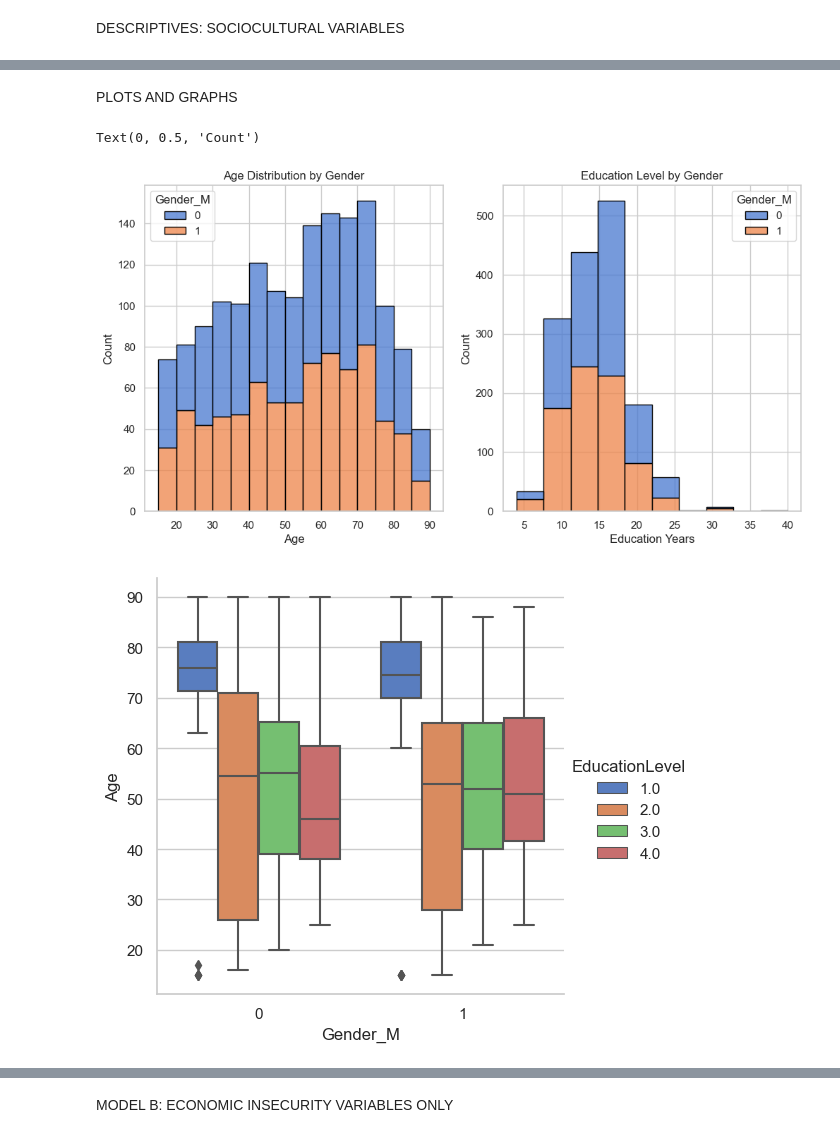
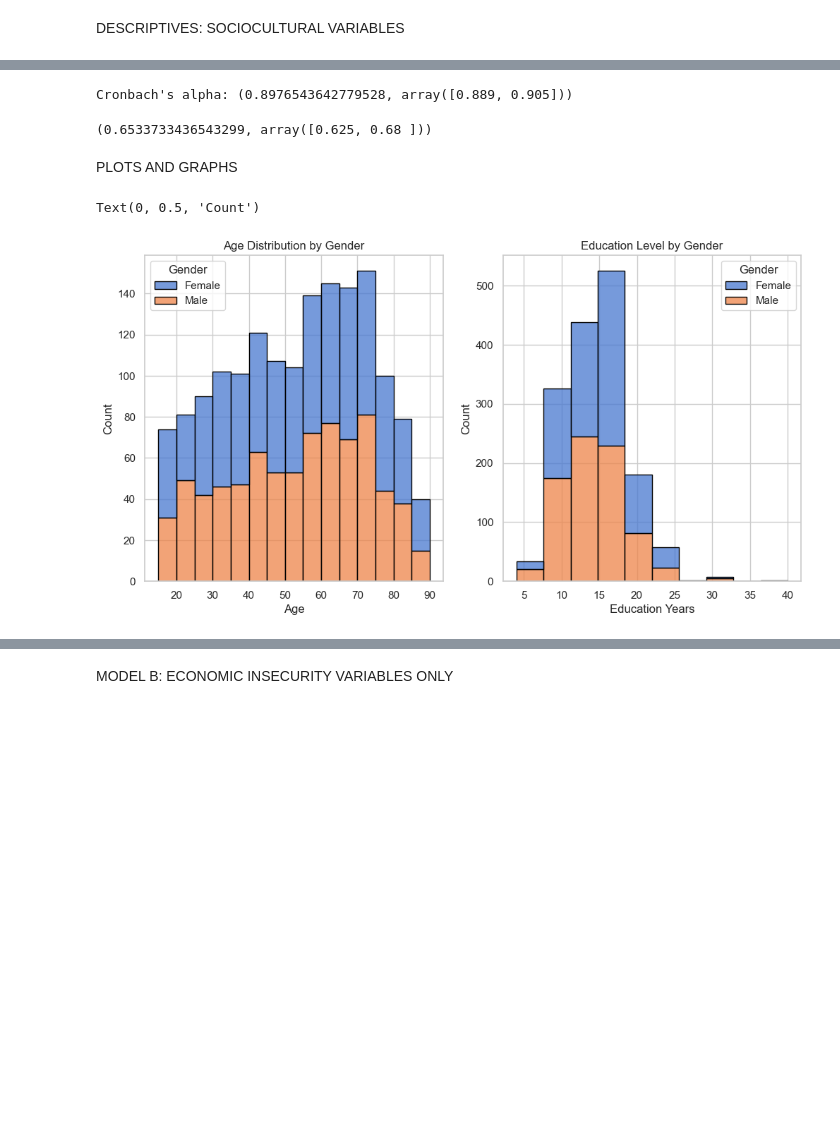
Before and after one commit to nachonachonacho/Portfolio_2023, a Jupyter notebook: IVR_UH_THESIS_2023/notebooks/IVR_UHThesis_2023.ipynb, the cells around one changed output, grey strips where cells are left out. Cells and saved outputs as stored; diff of their text form; code cells hidden in the pictures; blank space fills up the shorter version.

Commit message:
Corrections and Updated Models

```diff
--- a/IVR_UH_THESIS_2023/notebooks/IVR_UHThesis_2023.ipynb
+++ b/IVR_UH_THESIS_2023/notebooks/IVR_UHThesis_2023.ipynb
@@ -111,17 +105,3 @@ For the "Age" variable, the original values in the "agea" column are replaced wi
 For the "Gender" variable, the original values in the "gndr" column are mapped into 0 (F) and 1 (M)
 
 The transformed data is then stored in the new columns "EducationLevel", "Religiosity", "Age", and "Gender", which can be used for further analysis.
-# %%
-# Education level
-FI_df['EducationLevel'] = np.where(FI_df['edlvdfi'].isin(range(1, 3)), 1,
-                             np.where(FI_df['edlvdfi'].isin(range(3, 6)), 2,
-                             np.where(FI_df['edlvdfi'].isin(range(6, 11)), 3,
-                             np.where(FI_df['edlvdfi'].isin([11, 12, 13, 14, 5555]), 4, np.nan))))
-
-# EducationYears
-FI_df['EducationYears'] = np.where(FI_df['eduyrs'].isin(range(77, 100)), np.nan, FI_df['eduyrs'])
-# Age
-FI_df['Age'] = np.where(FI_df['agea'] == 999, np.nan, FI_df['agea'])
-
-# Gender
-FI_df['Gender_M'] = np.where(FI_df['gndr'] == 1, 1, 0)
@@ -139,9 +138,6 @@ FI_df['WelfareDependent'] = np.where(FI_df['hincsrca'].isin(range(1, 4)), 0,
 # Income Insecurity
 FI_df['SubjectiveEconomicInsecurity'] = np.where(FI_df['hincfel'].isin(range(7, 10)), np.nan, FI_df['hincfel'])
 
-# Income Level
-
-FI_df['IncomeLevel'] = np.where(FI_df['hinctnta'].isin(range(77, 100)), np.nan, FI_df['hinctnta'])
 
 # Economy Satisfaction
 FI_df['EconomySatisfaction'] = np.where(FI_df['stfeco'].isin(range(77, 100)), np.nan, FI_df['stfeco'])
@@ -186,6 +182,8 @@ FI_df['TrustPoliticalParties'] = np.where(FI_df['trstprt'].isin(range(0, 11)), F
 
 FI_df['Trust In National Institutions'] = FI_df[['TrustPoliticians', 'SatisfactionWithGovernment', 'SatisfactionWithDemocracy', 'TrustParliament', 'TrustPoliticalParties']].sum(axis=1, skipna=True) / 50 * 100
 
+# Trust in Scientists
+FI_df['TrustInScientists'] = np.where(FI_df['trstsci'].isin(range(0, 11)), FI_df['trstprl'], np.nan)
 # AUTHORITARIAN VALUES (0-100)
 FI_df['impsafe_model'] = np.where(FI_df['impsafe'].isin(range(0, 7)), FI_df['impsafe'], np.nan)
 FI_df['ipfrule_model'] = np.where(FI_df['ipfrule'].isin(range(0, 7)), FI_df['ipfrule'], np.nan)
@@ -195,14 +193,10 @@ FI_df['imptrad_model'] = np.where(FI_df['imptrad'].isin(range(0, 7)), FI_df['imp
 
 FI_df['Authoritarian Values'] = FI_df[['impsafe_model', 'ipfrule_model', 'ipbhprp_model', 'ipstrgv_model', 'imptrad_model']].sum(axis=1, skipna=True) / 30 * 100
 
-FI_df['LeftRightScale'] = np.where(FI_df['lrscale'].between(77, 99), np.nan, FI_df['lrscale'])
-
-FI_df['National_attachment'] = np.where(FI_df['atchctr'].between(77, 99), np.nan, FI_df['atchctr'])
 
 
 
-
-FI_df[['TrustPoliticians', 'SatisfactionWithGovernment', 'SatisfactionWithDemocracy', 'TrustParliament', 'TrustPoliticalParties', 'TrustEuropeanParliament','TrustUN']].describe()
+FI_df[['TrustPoliticians', 'SatisfactionWithGovernment', 'SatisfactionWithDemocracy', 'TrustParliament', 'TrustPoliticalParties', 'TrustEuropeanParliament','TrustUN', 'TrustInScientists']].describe()
 # %% [output]
 |  | TrustPoliticians | SatisfactionWithGovernment | SatisfactionWithDemocracy | TrustParliament | TrustPoliticalParties | ... |
 | count | 1571.000000 | 1567.000000 | 1560.000000 | 1574.000000 | 1569.000000 | ... |
@@ -239,13 +227,13 @@ Name: VotedPS, dtype: int64
 Data Cleaning
 # %%
 # Sociocultural variables
-Sociocultural_df = FI_df[['AntiImmigrationScale','EconomicImpactImmigration', 'CulturalImpactImmigration', 'OverallImpactImmigration', 'Trust in International Institutions', 'Trust In National Institutions', 'Authoritarian Values', 'LeftRightScale', 'National_attachment']]
+Sociocultural_df = FI_df[['AntiImmigrationScale','EconomicImpactImmigration', 'CulturalImpactImmigration', 'OverallImpactImmigration', 'Trust in International Institutions', 'Trust In National Institutions', 'Authoritarian Values', 'TrustInScientists']]
 
 # Economic variables
-Economic_df = FI_df[['WelfareDependent', 'SubjectiveEconomicInsecurity', 'IncomeLevel', 'EconomySatisfaction', 'Unemployment3Months']]
+Economic_df = FI_df[['WelfareDependent', 'SubjectiveEconomicInsecurity', 'EconomySatisfaction', 'Unemployment3Months']]
 
 # Demographic variables
-Demographics_df = FI_df[['EducationLevel', 'Age', 'Gender_M', 'EducationYears']]
+Demographics_df = FI_df[['Age', 'Gender', 'EducationYears', 'LeftRightScale', 'National_attachment']]
 
 
 # Target variable
@@ -258,6 +246,6 @@ model_df = pd.concat([Demographics_df, Economic_df, Sociocultural_df, FI_df['Vot
 # Drop rows with missing values
 model_df.dropna(inplace=True)
 # Print sample size before and after cleaning
-print("Sample size before cleaning:", len(model_df))
+print("Sample size before cleaning:", len(FI_df))
 print("Sample size after cleaning:", len(model_df))
 # %% [output]
@@ -347,38 +385,53 @@ model_df[['AntiImmigrationScale', 'EconomicImpactImmigration', 'CulturalImpactIm
+# %%
+import pandas as pd
+import pingouin as pg
+# create a dataframe with your variables
+df = pd.DataFrame({
+    'TrustPoliticians': FI_df['TrustPoliticians'],
+    'SatisfactionWithGovernment': FI_df['SatisfactionWithGovernment'],
+    'SatisfactionWithDemocracy': FI_df['SatisfactionWithDemocracy'],
+    'TrustParliament': FI_df['TrustParliament'],
+    'TrustPoliticalParties': FI_df['TrustPoliticalParties']
+})
+
+# calculate Cronbach's alpha
+alpha_NATTRUST = pg.cronbach_alpha(data=df)
+
+print("Cronbach's alpha:", alpha_NATTRUST)
+# %% [output]
+Cronbach's alpha: (0.8976543642779528, array([0.889, 0.905]))
+# %%
+# Calculate Cronbach's alpha
+alpha_AUTH = pg.cronbach_alpha(data=FI_df[['impsafe_model', 'ipfrule_model', 'ipbhprp_model', 'ipstrgv_model', 'imptrad_model']].dropna())
+print(alpha_AUTH)
+# %% [output]
+(0.6533733436543299, array([0.625, 0.68 ]))
 # %% [markdown]
 PLOTS AND GRAPHS
 # %%
 import matplotlib.pyplot as plt
 import seaborn as sns
 
 # Set style and color palette
 sns.set(style='whitegrid', palette='muted')
 
 # Set up figure with subplots
 fig, axs = plt.subplots(1, 2, figsize=(12, 6))
 
 # Plot histograms for Age by Gender and EducationLevel by Gender
-sns.histplot(ax=axs[0], data=Demographics_df, x='Age', hue='Gender_M', multiple='stack', binwidth=5, edgecolor='black')
-sns.histplot(ax=axs[1], data=Demographics_df, x='EducationYears', hue='Gender_M', multiple='stack', edgecolor='black', bins=10)
+sns.histplot(ax=axs[0], data=Demographics_df, x='Age', hue='Gender', multiple='stack', binwidth=5, edgecolor='black')
+sns.histplot(ax=axs[1], data=Demographics_df, x='EducationYears', hue='Gender', multiple='stack', edgecolor='black', bins=10)
 
 # Set titles and labels
 axs[0].set_title('Age Distribution by Gender')
 axs[0].set_xlabel('Age')
 axs[0].set_ylabel('Count')
 axs[1].set_title('Education Level by Gender')
 axs[1].set_xlabel('Education Years')
 axs[1].set_ylabel('Count')
-
-# Plot age distribution by gender and education level
-sns.catplot(ax=axs[0], data=Demographics_df, kind='box', x='Gender_M', y='Age', hue='EducationLevel', palette='muted')
-
-# Set title and labels
-axs[0].set_title('Age Distribution by Gender')
-axs[0].set_xlabel('Age')
-axs[0].set_ylabel('Count')
 # %% [output]
 Text(0, 0.5, 'Count')
-[figure, old version]
+[figure, new version]
-[figure, removed]
 # %%
 import statsmodels.api as sm
 #MODEL A: Demographics
```
Also changed, not shown: parts of 24 cells of this notebook.
